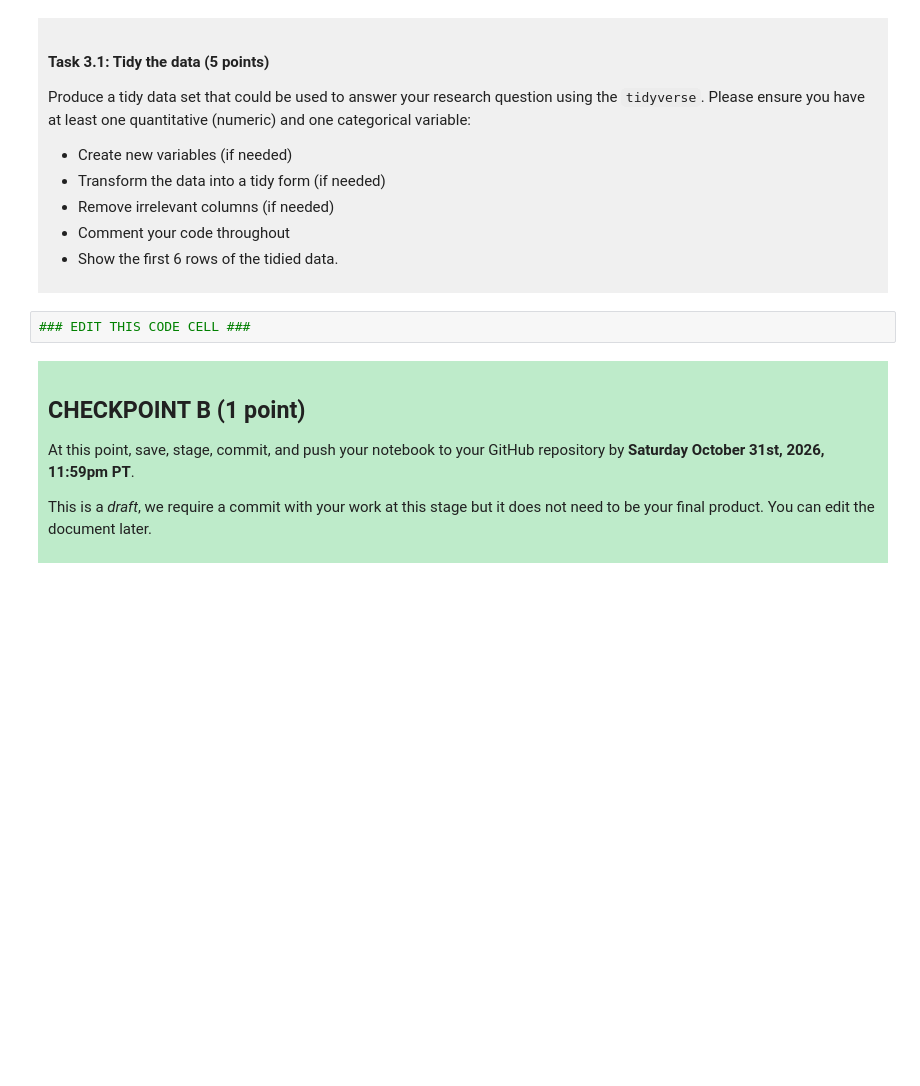
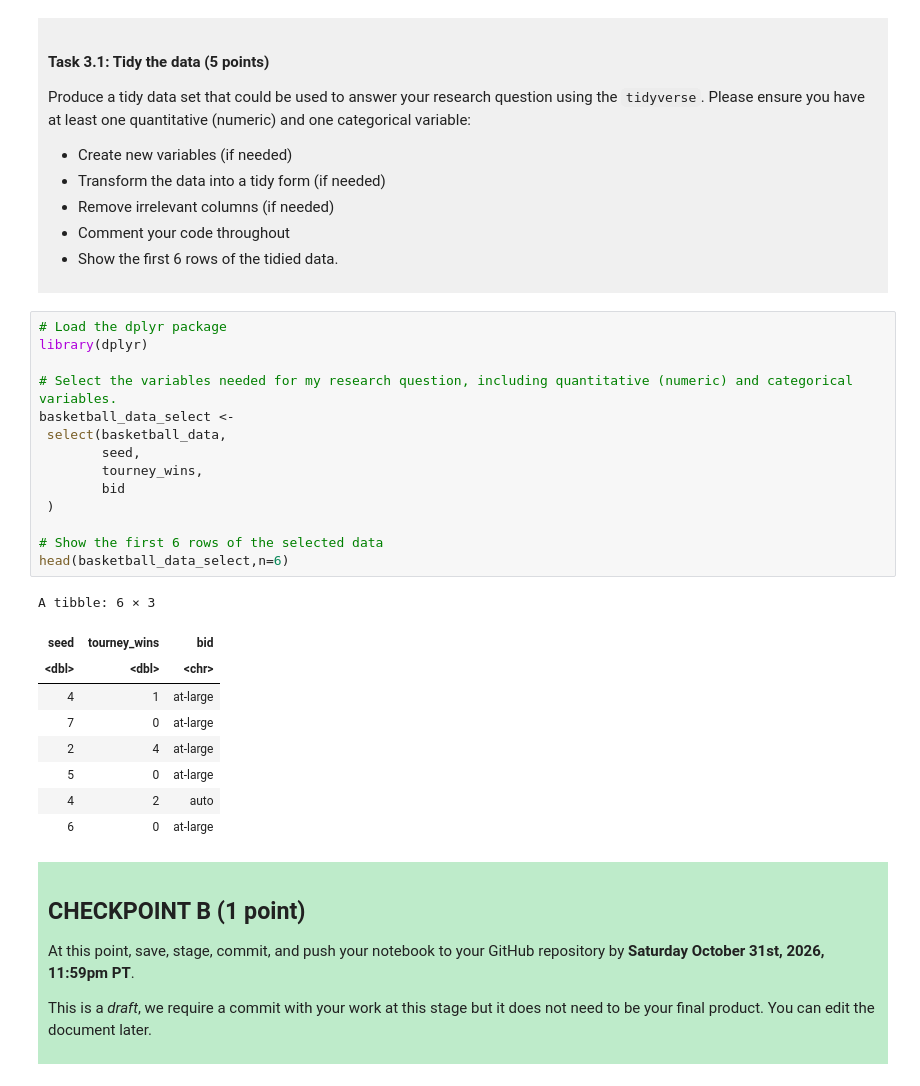
Before and after one commit to xiangran7-hub/dsci-100-project-alex-huang, a Jupyter notebook: dsci-100-project-notebook.ipynb, the cells around one changed output. Cells and saved outputs as stored; diff of their text form; blank space fills up the shorter version.

```diff
--- a/dsci-100-project-notebook.ipynb
+++ b/dsci-100-project-notebook.ipynb
@@ -189,7 +211,29 @@ Produce a tidy data set that could be used to answer your research question usin
 
 </div>
 # %%
-### EDIT THIS CODE CELL ###
+# Load the dplyr package
+library(dplyr)
+
+# Select the variables needed for my research question, including quantitative (numeric) and categorical variables.
+basketball_data_select <-
+ select(basketball_data,
+        seed,
+        tourney_wins,
+        bid
+ )
+
+# Show the first 6 rows of the selected data
+head(basketball_data_select,n=6)
+# %% [output]
+A tibble: 6 × 3
+| seed | tourney_wins | bid |
+| <dbl> | <dbl> | <chr> |
+| 4 | 1 | at-large |
+| 7 | 0 | at-large |
+| 2 | 4 | at-large |
+| 5 | 0 | at-large |
+| 4 | 2 | auto |
+| 6 | 0 | at-large |
 # %% [markdown]
 <div style="background-color: #beebca; padding: 10px;">
 
```
Also changed, not shown: parts of 5 cells of this notebook.
